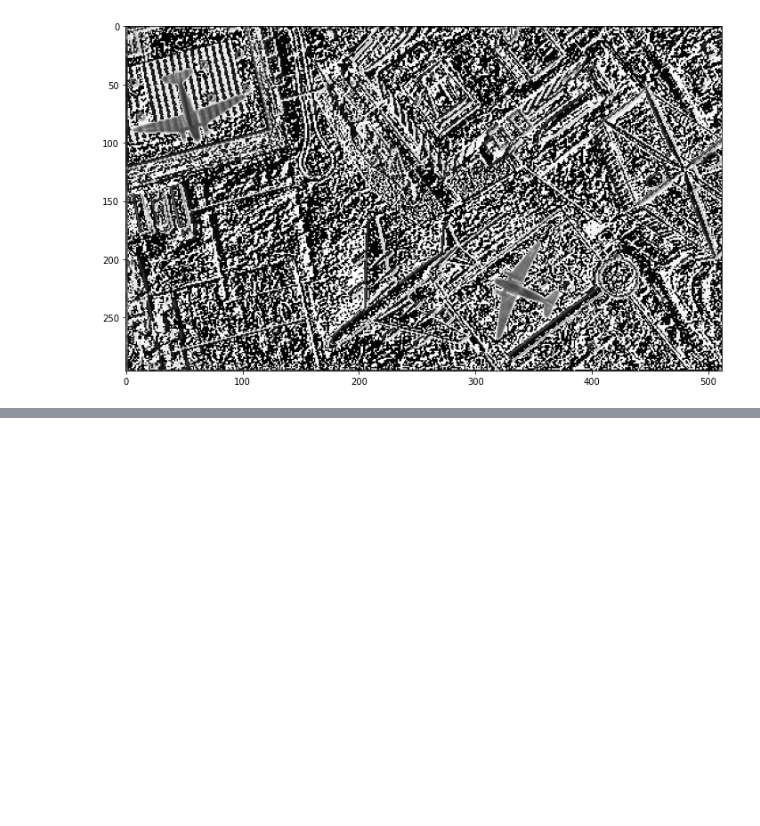
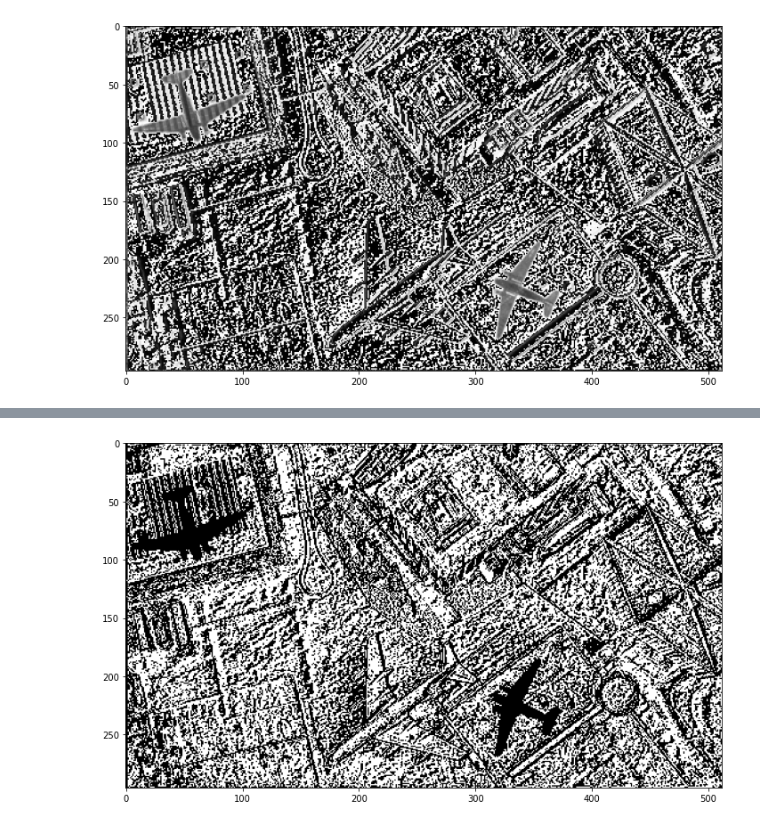
Before and after one commit to arunima101/Image-Processing-EE5175, a Jupyter notebook: Lab_2/PA(2)_EE21S062.ipynb, the cells around one changed output, grey strips where cells are left out. Cells and saved outputs as stored; diff of their text form; code cells hidden in the pictures; blank space fills up the shorter version.

```diff
--- a/Lab_2/PA(2)_EE21S062.ipynb
+++ b/Lab_2/PA(2)_EE21S062.ipynb
@@ -101,0 +121,9 @@ plt.imshow(diffrence,cmap="gray")
+# %%
+t = 0.1
+binary_mask = diffrence < t
+
+fig = plt.figure(figsize=(12, 12))
+plt.imshow(binary_mask, cmap='gray')
+plt.show()
+# %% [output]
+[figure, added]
```
Also changed, not shown: parts of 9 cells of this notebook, 2 other files.
